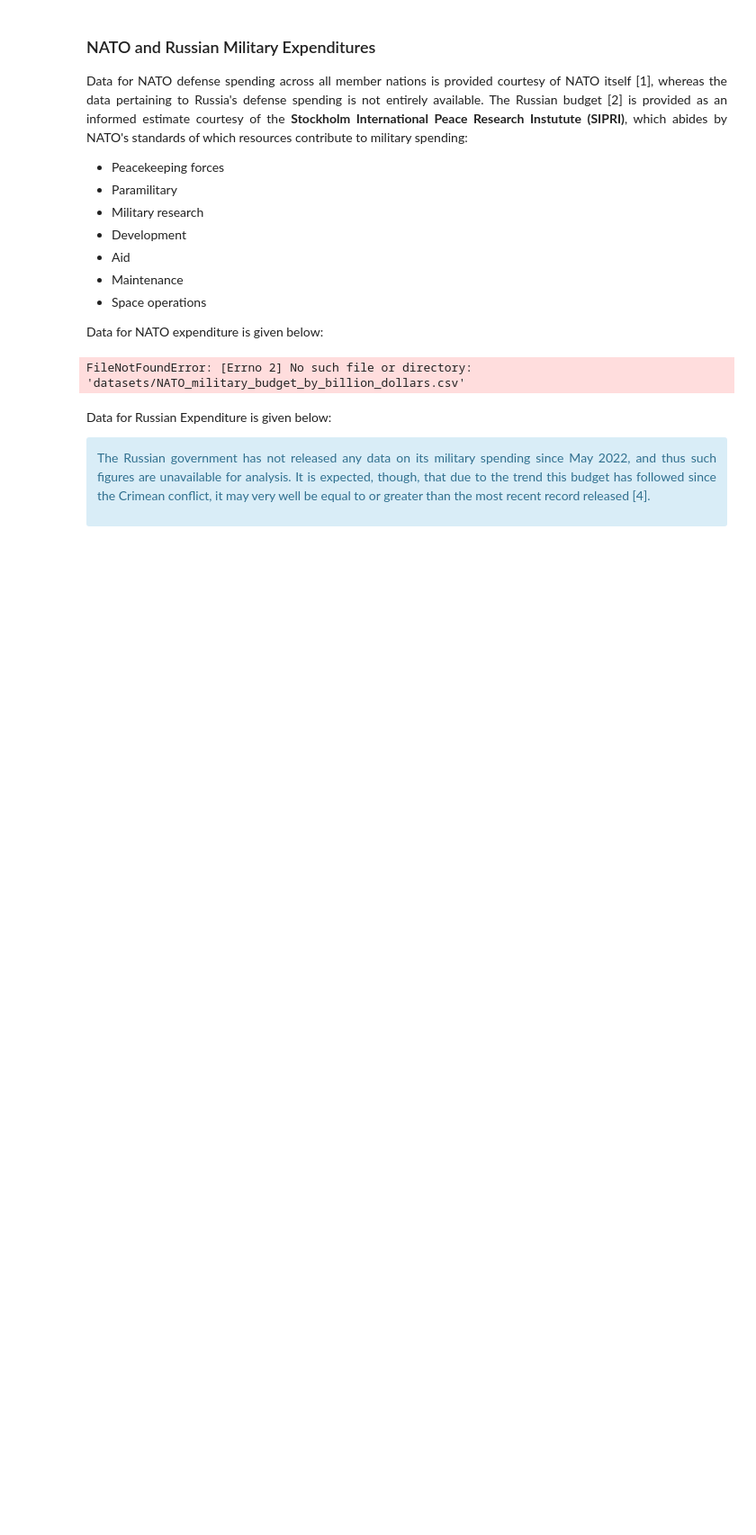
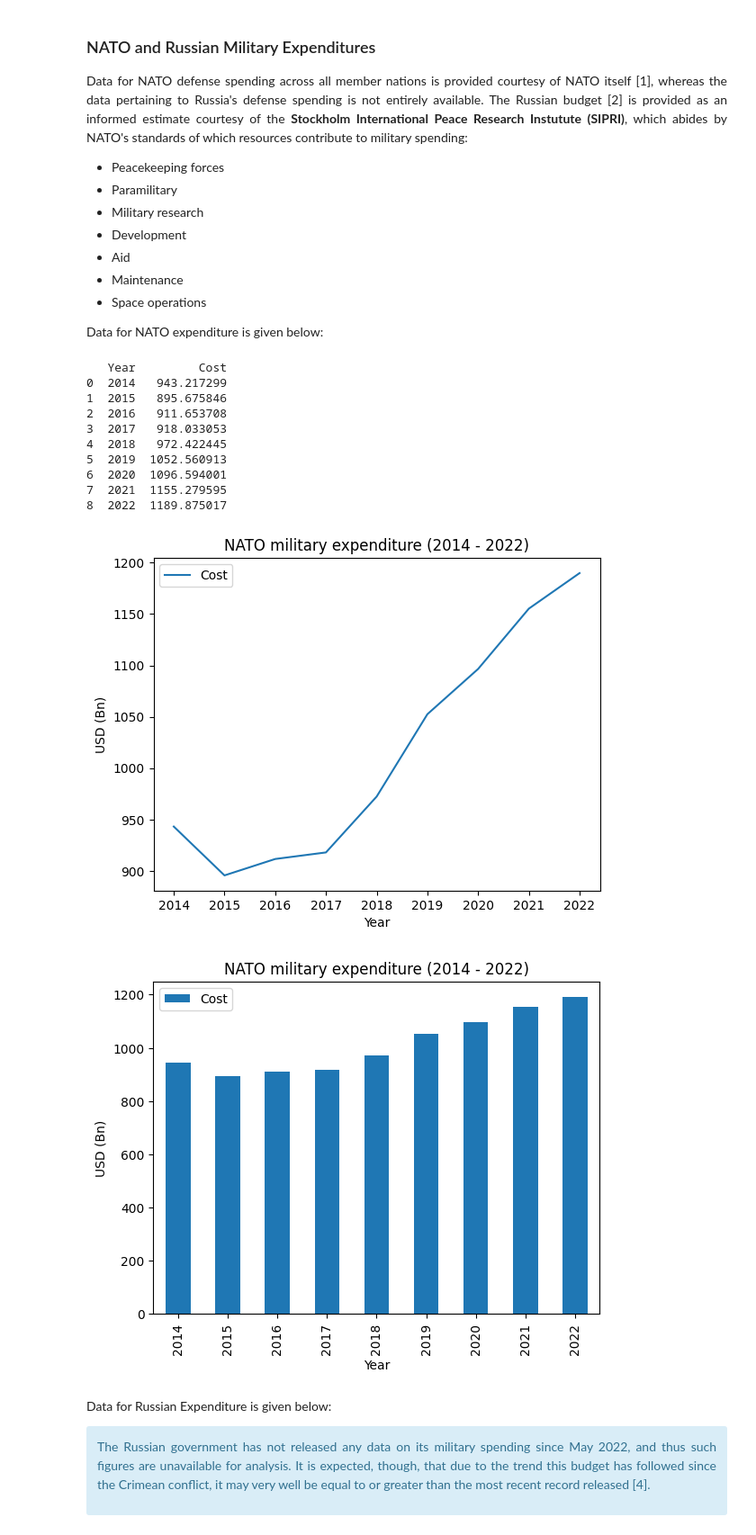
Before and after one commit to berw96/checkpoint, a Jupyter notebook: MSc Data Science (Goldsmiths)/EDA/Propositional Work.ipynb, the cells around one changed output. Shown at 90% size. Drawn from its saved outputs; the diff is of its cells as text; code cells hidden in the pictures; blank space fills up the shorter version.

```diff
--- a/MSc Data Science (Goldsmiths)/EDA/Propositional Work.ipynb
+++ b/MSc Data Science (Goldsmiths)/EDA/Propositional Work.ipynb
@@ -93,13 +93,24 @@
 # %%
 import pandas as pd
 
 with open("datasets/NATO_military_budget_by_billion_dollars.csv", mode = "r") as f:
     NATO_budget_df = pd.read_csv(f)
     print(NATO_budget_df)
-    NATO_budget_df.plot.line(x = "Year", y = "Cost", title = "NATO military expenditure (2014 - 2021)").set_ylabel("USD (Bn)")
-    NATO_budget_df.plot.scatter(x = "Year", y = "Cost", title = "NATO military expenditure (2014 - 2021)").set_ylabel("USD (Bn)")
+    NATO_budget_df.plot.line(x = "Year", y = "Cost", title = "NATO military expenditure (2014 - 2022)").set_ylabel("USD (Bn)")
+    NATO_budget_df.plot.bar(x = "Year", y = "Cost", title = "NATO military expenditure (2014 - 2022)").set_ylabel("USD (Bn)")
 # %% [output]
-FileNotFoundError: [Errno 2] No such file or directory: 'datasets/NATO_military_budget_by_billion_dollars.csv'
+   Year         Cost
+0  2014   943.217299
+1  2015   895.675846
+2  2016   911.653708
+3  2017   918.033053
+4  2018   972.422445
+5  2019  1052.560913
+6  2020  1096.594001
+7  2021  1155.279595
+8  2022  1189.875017
+[figure, added]
+[figure, added]
 # %% [markdown]
 <p align = "justify">Data for Russian Expenditure is given below:</p>
 
```
Also changed, not shown: parts of 4 cells of this notebook, 3 other files.
